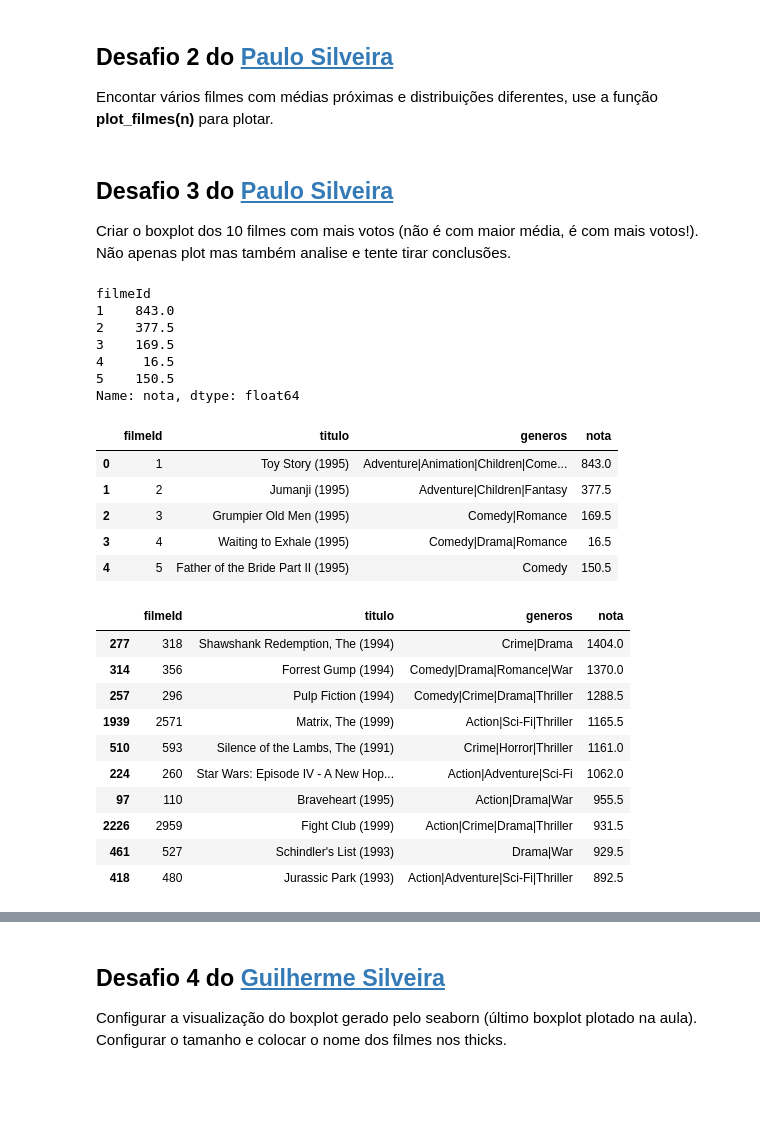
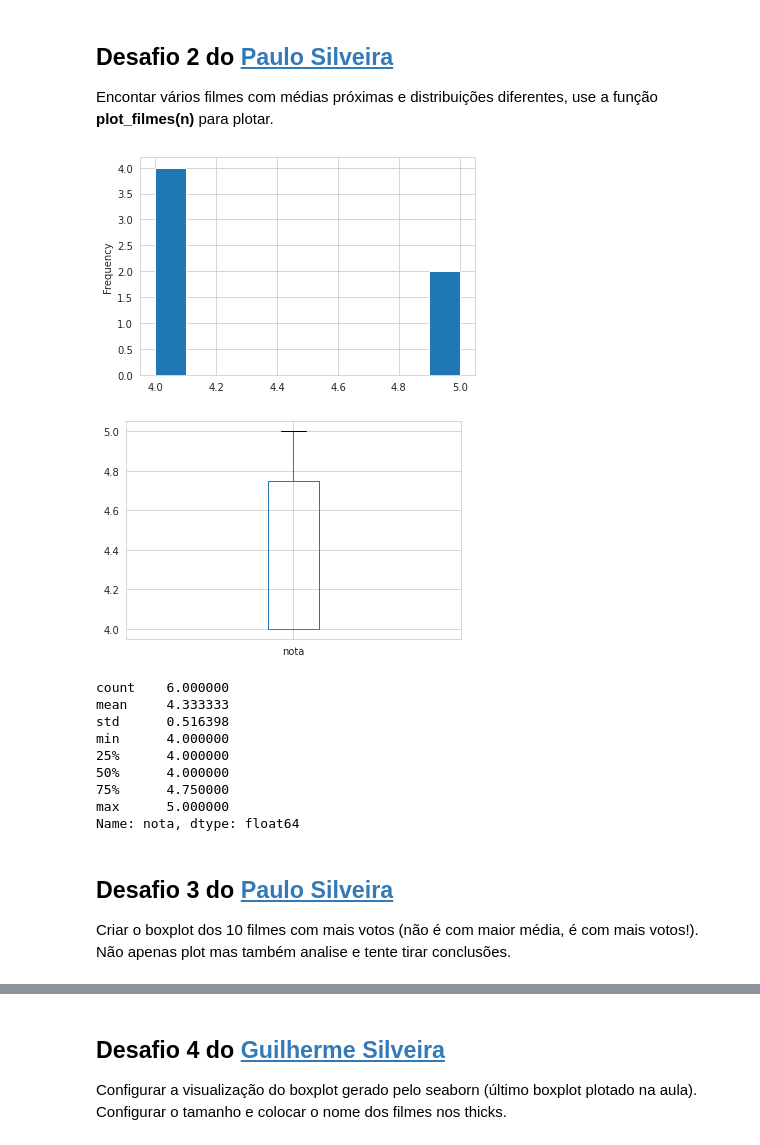
Before and after one commit to luislauriano/Alura_QuarentenaDados, a Jupyter notebook: QuarentenaDados_aula02.ipynb, the cells around one changed output, grey strips where cells are left out. Cells and saved outputs as stored; diff of their text form; code cells hidden in the pictures; blank space fills up the shorter version.

```diff
--- a/QuarentenaDados_aula02.ipynb
+++ b/QuarentenaDados_aula02.ipynb
@@ -824,6 +824,20 @@ plt.show()
 ## Desafio 2 do [Paulo Silveira](https://twitter.com/paulo_caelum)
 
 Encontar vários filmes com médias próximas e distribuições diferentes, use a função **plot_filmes(n)** para plotar.
+# %%
+plot_filme(942)
+# %% [output]
+[figure, added]
+[figure, added]
+count    6.000000
+mean     4.333333
+std      0.516398
+min      4.000000
+25%      4.000000
+50%      4.000000
+75%      4.750000
+max      5.000000
+Name: nota, dtype: float64
 # %% [markdown]
 ## Desafio 3 do [Paulo Silveira](https://twitter.com/paulo_caelum)
 
@@ -833,34 +844,0 @@ notas_dos_filme = avaliacoes.groupby("filmeId")["nota"].count()
-# %%
-notas_dos_filme.head()
-# %% [output]
-filmeId
-1    843.0
-2    377.5
-3    169.5
-4     16.5
-5    150.5
-Name: nota, dtype: float64
-# %%
-filmes_com_nota = filmes.join(notas_dos_filme, on='filmeId')
-filmes_com_nota.head()
-# %% [output]
-|  | filmeId | titulo | generos | nota |
-| 0 | 1 | Toy Story (1995) | Adventure|Animation|Children|Come... | 843.0 |
-| 1 | 2 | Jumanji (1995) | Adventure|Children|Fantasy | 377.5 |
-| 2 | 3 | Grumpier Old Men (1995) | Comedy|Romance | 169.5 |
-| 3 | 4 | Waiting to Exhale (1995) | Comedy|Drama|Romance | 16.5 |
-| 4 | 5 | Father of the Bride Part II (1995) | Comedy | 150.5 |
-# %%
-filmes_com_nota.sort_values(ascending=False, by='nota').head(10)
-# %% [output]
-|  | filmeId | titulo | generos | nota |
-| 277 | 318 | Shawshank Redemption, The (1994) | Crime|Drama | 1404.0 |
-| 314 | 356 | Forrest Gump (1994) | Comedy|Drama|Romance|War | 1370.0 |
-| 257 | 296 | Pulp Fiction (1994) | Comedy|Crime|Drama|Thriller | 1288.5 |
-| 1939 | 2571 | Matrix, The (1999) | Action|Sci-Fi|Thriller | 1165.5 |
-| 510 | 593 | Silence of the Lambs, The (1991) | Crime|Horror|Thriller | 1161.0 |
-| 224 | 260 | Star Wars: Episode IV - A New Hop... | Action|Adventure|Sci-Fi | 1062.0 |
-| 97 | 110 | Braveheart (1995) | Action|Drama|War | 955.5 |
-| 2226 | 2959 | Fight Club (1999) | Action|Crime|Drama|Thriller | 931.5 |
-| 461 | 527 | Schindler's List (1993) | Drama|War | 929.5 |
-| 418 | 480 | Jurassic Park (1993) | Action|Adventure|Sci-Fi|Thriller | 892.5 |
```
Also changed, not shown: parts of 5 cells of this notebook.
